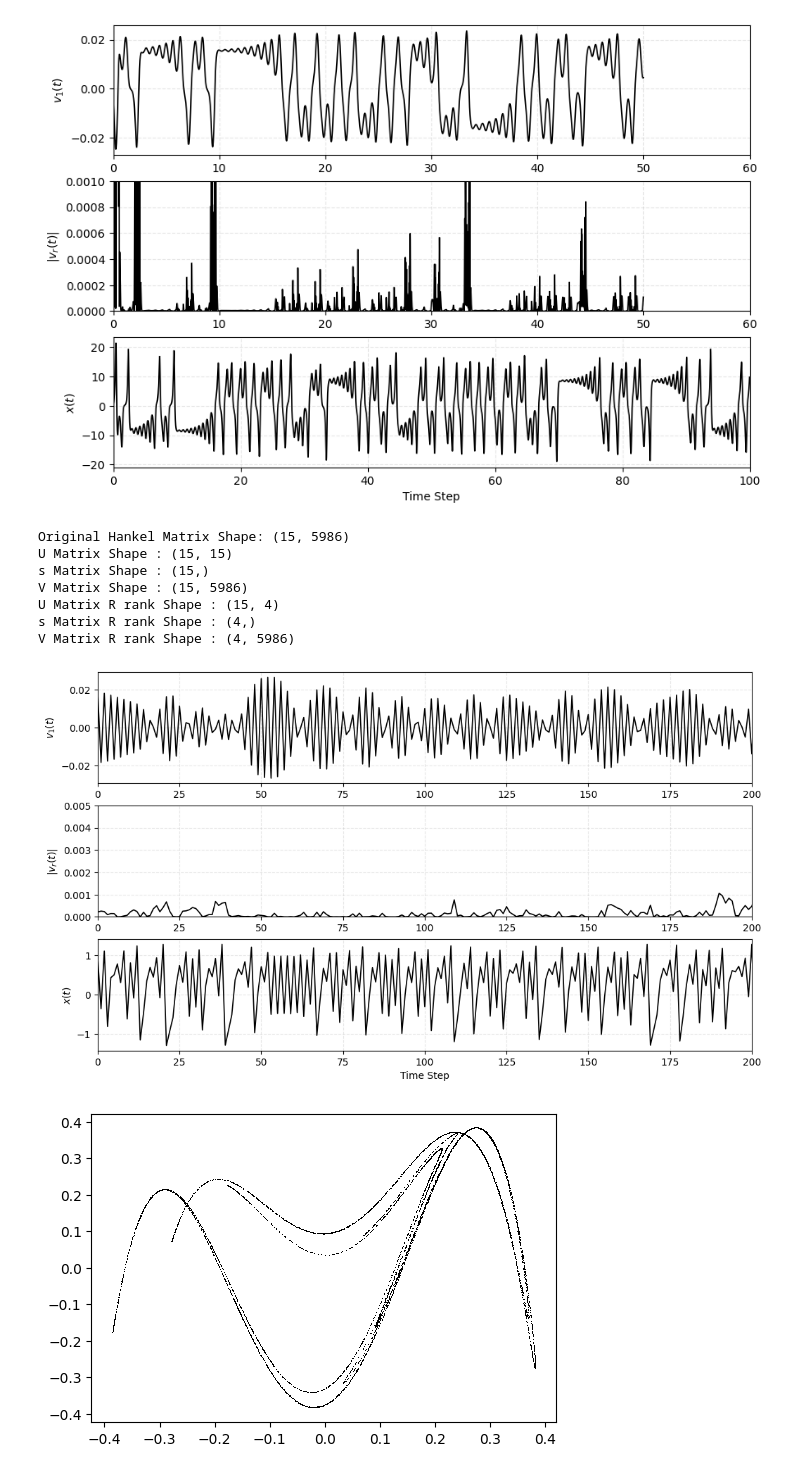
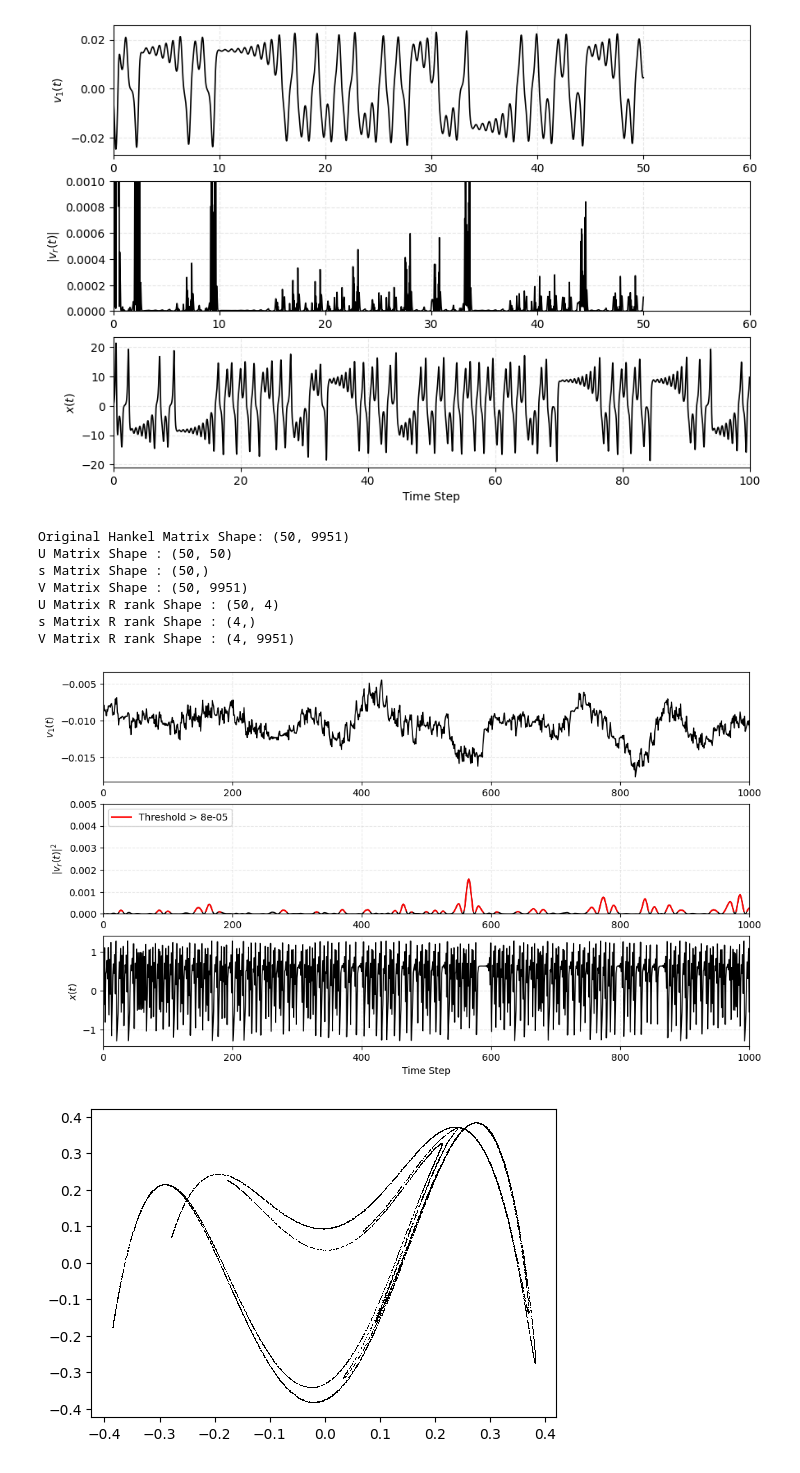
Before and after one commit to Izzathawari/PINN-dynamic-system, a Jupyter notebook: discrete_pinn/hankel_analysis.ipynb, the cells around one changed output. Saved outputs shown, nothing was run; the diff lists cells and outputs as text; code cells hidden in the pictures.

```diff
--- a/discrete_pinn/hankel_analysis.ipynb
+++ b/discrete_pinn/hankel_analysis.ipynb
@@ -245,49 +246,57 @@ V Matrix R rank Shape : (4, 5000)
 [figure]
 [figure]
 # %%
+
 x,y = generate_henon()
-U,s,V = create_Hankel(m_dim=15, n_dim=8000, x=x)
+U,s,V = create_Hankel(m_dim=50, n_dim=10000, x=x)
 U_trunc,s_trunc,V_trunc = trunc_Hankel(U,s,V,4)
+timestep = 1000
 
 # Create a 3-panel figure sharing the X-axis
 fig, axes = plt.subplots(3, 1, figsize=(12, 7), sharex=False)
 
 # 1. Plot v_1
 axes[0].plot(V[0,:], color="black", lw=1.2)
 axes[0].set_ylabel("$v_1(t)$")
 axes[0].grid(True, linestyle="--", alpha=0.3)
-axes[0].set_xlim(0, 200)
+axes[0].set_xlim(0, timestep)
 
 # 2. Plot absolute value of v_r (forcing mode)
-axes[1].plot(np.abs(V[-1,:])**2, color="black", lw=1.2)
-axes[1].set_ylabel("$|v_r(t)|$")
+vr_sq = np.abs(V[-1, :]) ** 2
+threshold = 0.00008
+
+axes[1].plot(vr_sq, color="black", lw=1.2)
+vr_high = np.where(vr_sq > threshold, vr_sq, np.nan)
+axes[1].plot(vr_high, color="red", lw=1.5, label=f"Threshold > {threshold}")
+axes[1].set_ylabel("$|v_r(t)|^2$")
 axes[1].grid(True, linestyle="--", alpha=0.3)
-axes[1].set_xlim(0, 200)
+axes[1].set_xlim(0, timestep)
 axes[1].set_ylim(0, 0.005)
+axes[1].legend(loc="upper left", frameon=True)
 
 
 
 
 # 3. Plot real x state
 axes[2].plot(x, color="black", lw=1.2)
 axes[2].set_ylabel("$x(t)$")
 axes[2].set_xlabel("Time Step")
 axes[2].grid(True, linestyle="--", alpha=0.3)
-axes[2].set_xlim(0, 200)
+axes[2].set_xlim(0, timestep)
 
 plt.figure(figsize=(6, 4))
 # ',k' uses tiny pixel markers in black ('k') for the fractal detail
 plt.plot(y[:-2],y[2:], ',k', alpha=0.99)
 
 
 plt.show()
 # %% [output]
-Original Hankel Matrix Shape: (15, 5986)
-U Matrix Shape : (15, 15)
-s Matrix Shape : (15,)
-V Matrix Shape : (15, 5986)
-U Matrix R rank Shape : (15, 4)
+Original Hankel Matrix Shape: (50, 9951)
+U Matrix Shape : (50, 50)
+s Matrix Shape : (50,)
+V Matrix Shape : (50, 9951)
+U Matrix R rank Shape : (50, 4)
 s Matrix R rank Shape : (4,)
-V Matrix R rank Shape : (4, 5986)
+V Matrix R rank Shape : (4, 9951)
-[figure, old version]
+[figure, new version]
-[figure, old version]
+[figure, new version]
```
Also changed, not shown: parts of 2 cells of this notebook.
